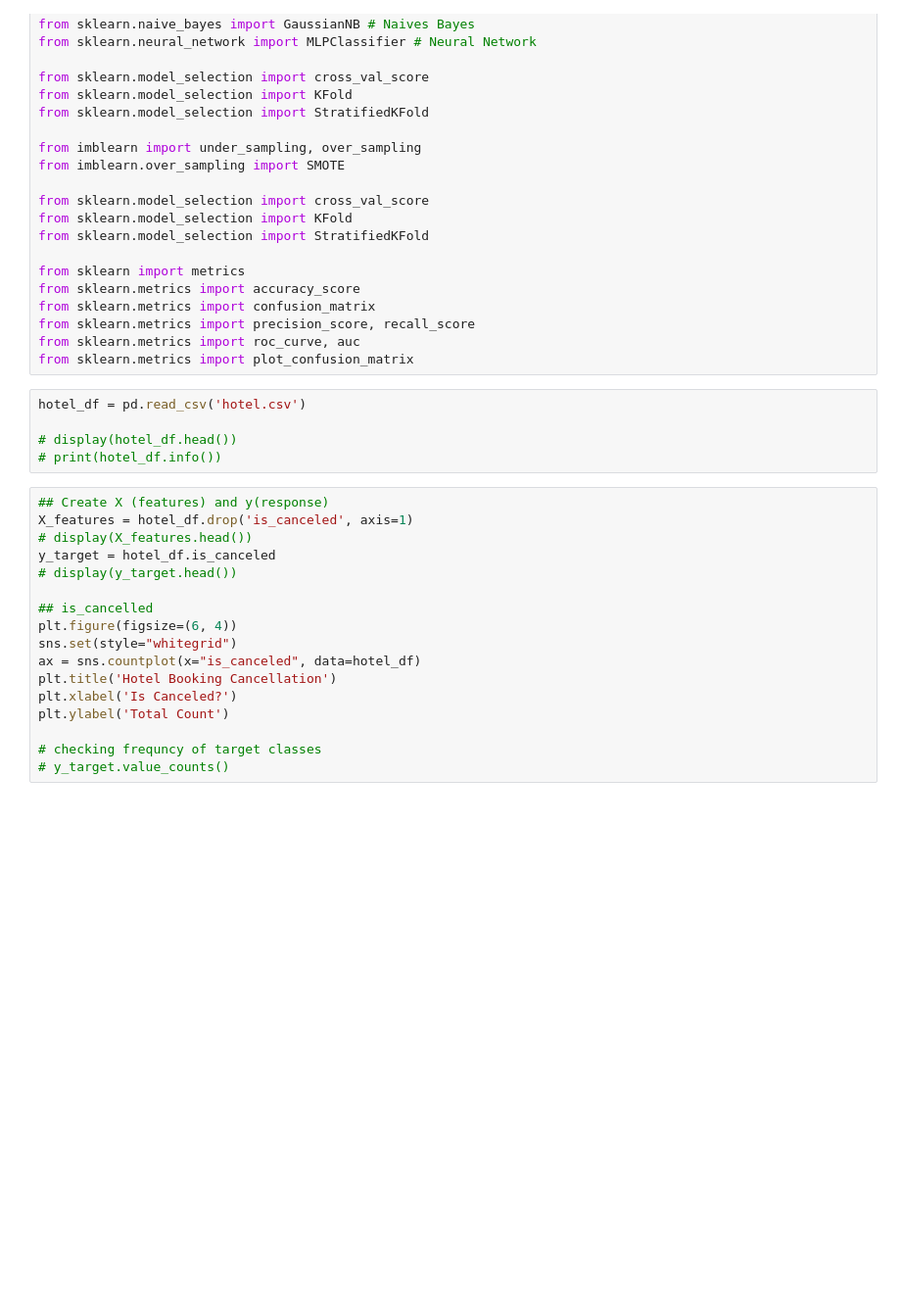
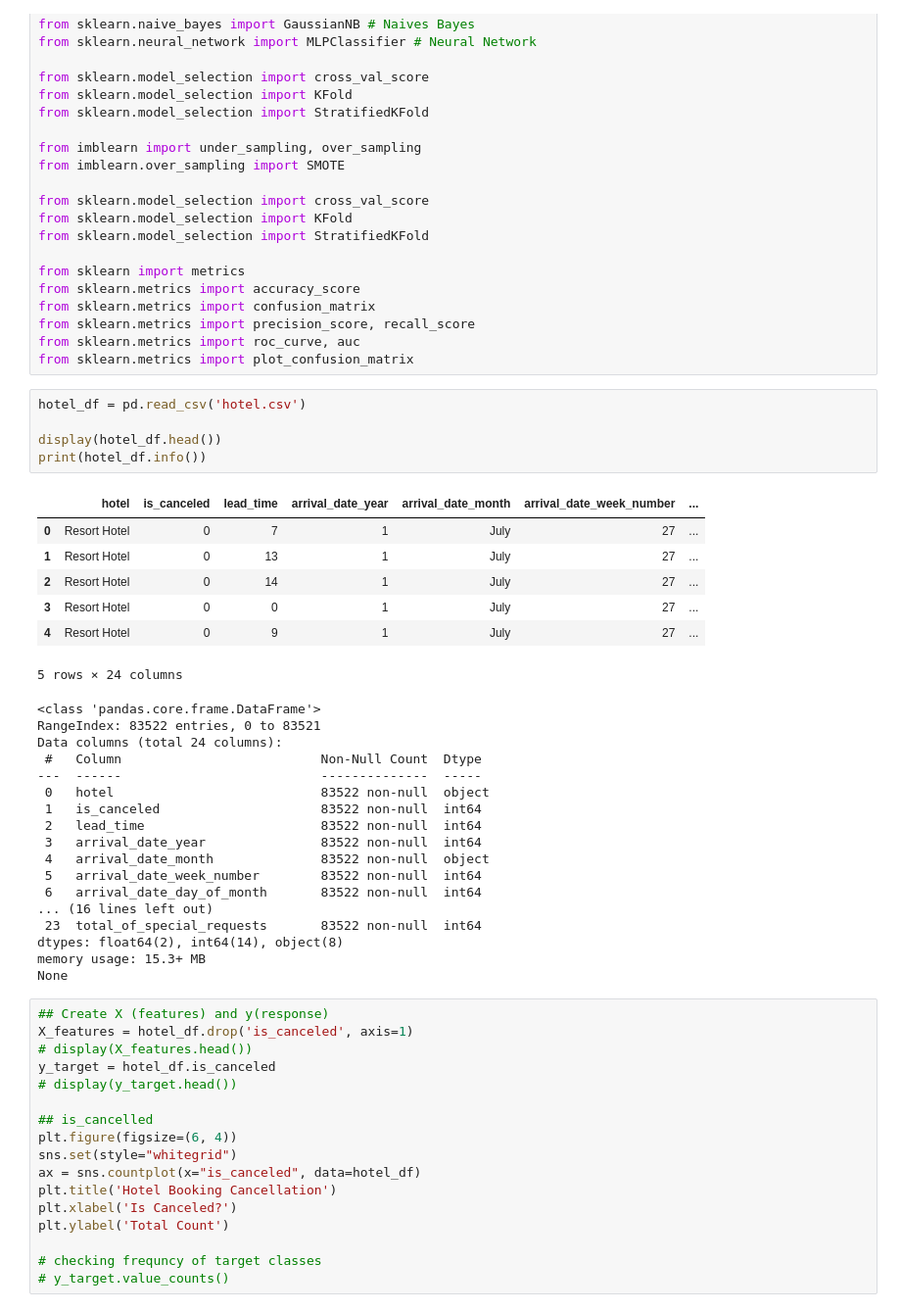
Before and after one commit to robinyUArizona/Hotel-Booking-Demand, a Jupyter notebook: Modeling -- Hotel-Bookings-Prediction.ipynb, the cells around one changed output. Shown at 98% size. Drawn from its saved outputs; the diff is of its cells as text; blank space fills up the shorter version.

```diff
--- a/Modeling -- Hotel-Bookings-Prediction.ipynb
+++ b/Modeling -- Hotel-Bookings-Prediction.ipynb
@@ -42,8 +42,33 @@ from sklearn.metrics import plot_confusion_matrix
 # %%
 hotel_df = pd.read_csv('hotel.csv')
 
-# display(hotel_df.head())
-# print(hotel_df.info())
+display(hotel_df.head())
+print(hotel_df.info())
+# %% [output]
+|  | hotel | is_canceled | lead_time | arrival_date_year | arrival_date_month | arrival_date_week_number | ... |
+| 0 | Resort Hotel | 0 | 7 | 1 | July | 27 | ... |
+| 1 | Resort Hotel | 0 | 13 | 1 | July | 27 | ... |
+| 2 | Resort Hotel | 0 | 14 | 1 | July | 27 | ... |
+| 3 | Resort Hotel | 0 | 0 | 1 | July | 27 | ... |
+| 4 | Resort Hotel | 0 | 9 | 1 | July | 27 | ... |
+5 rows × 24 columns
+<class 'pandas.core.frame.DataFrame'>
+RangeIndex: 83522 entries, 0 to 83521
+Data columns (total 24 columns):
+ #   Column                          Non-Null Count  Dtype
+---  ------                          --------------  -----
+ 0   hotel                           83522 non-null  object
+ 1   is_canceled                     83522 non-null  int64
+ 2   lead_time                       83522 non-null  int64
+ 3   arrival_date_year               83522 non-null  int64
+ 4   arrival_date_month              83522 non-null  object
+ 5   arrival_date_week_number        83522 non-null  int64
+ 6   arrival_date_day_of_month       83522 non-null  int64
+... (16 lines left out)
+ 23  total_of_special_requests       83522 non-null  int64
+dtypes: float64(2), int64(14), object(8)
+memory usage: 15.3+ MB
+None
 # %%
 ## Create X (features) and y(response)
 X_features = hotel_df.drop('is_canceled', axis=1)
```
Also changed, not shown: parts of 4 cells of this notebook.
